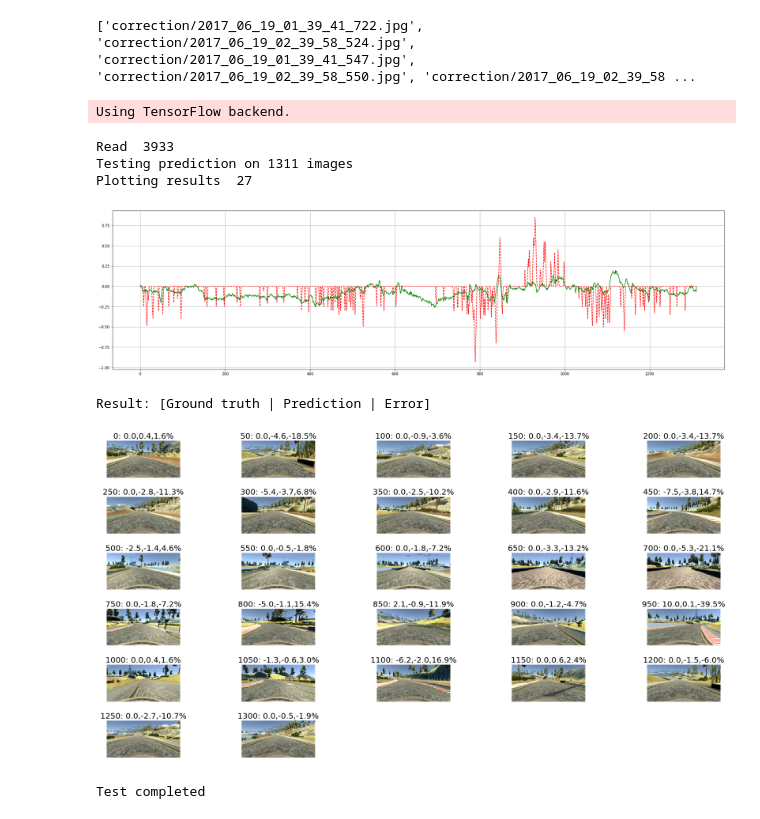
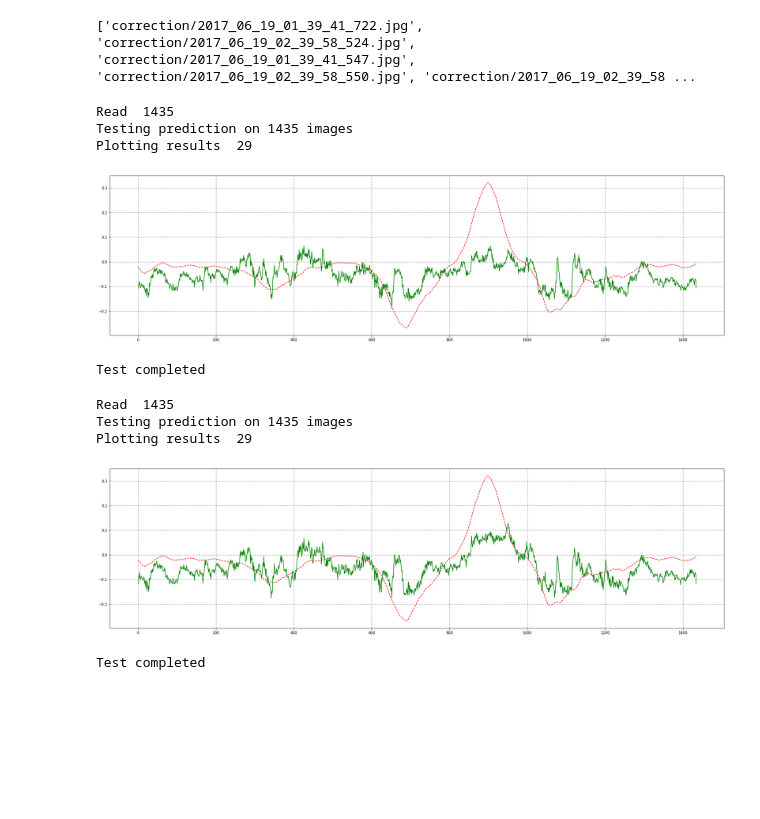
Before and after one commit to malichao/Behavioral-Cloning, a Jupyter notebook: Behavioral_Cloning.ipynb, the cells around one changed output. Drawn from its saved outputs; the diff is of its cells as text; code cells hidden in the pictures; blank space fills up the shorter version.

```diff
--- a/Behavioral_Cloning.ipynb
+++ b/Behavioral_Cloning.ipynb
@@ -86,15 +85,21 @@ files = [os.path.join(path, file) for file in files]
 print(files)
 # %% [output]
 ['correction/2017_06_19_01_39_41_722.jpg', 'correction/2017_06_19_02_39_58_524.jpg', 'correction/2017_06_19_01_39_41_547.jpg', 'correction/2017_06_19_02_39_58_550.jpg', 'correction/2017_06_19_02_39_58 ...
+# %%
+import utils
+utils.test_model('model_nvidia2.h5','data/track1-test/')
+# %% [output]
+Read  1435
+Testing prediction on 1435 images
+Plotting results  29
+[figure, added]
+Test completed
 # %%
 import utils
-utils.unit_test('model_nvidia1.h5','data/track1-center1/')
+utils.test_model('model_nvidia1.h5','data/track1-test/')
 # %% [output]
-Using TensorFlow backend.
+Read  1435
+Testing prediction on 1435 images
+Plotting results  29
+[figure, new version]
-Read  3933
-Testing prediction on 1311 images
-Plotting results  27
+Test completed
-[figure, old version]
-Result: [Ground truth | Prediction | Error]
-[figure, removed]
-Test completed
```
Also changed, not shown: parts of 5 cells of this notebook, 3 other files.
